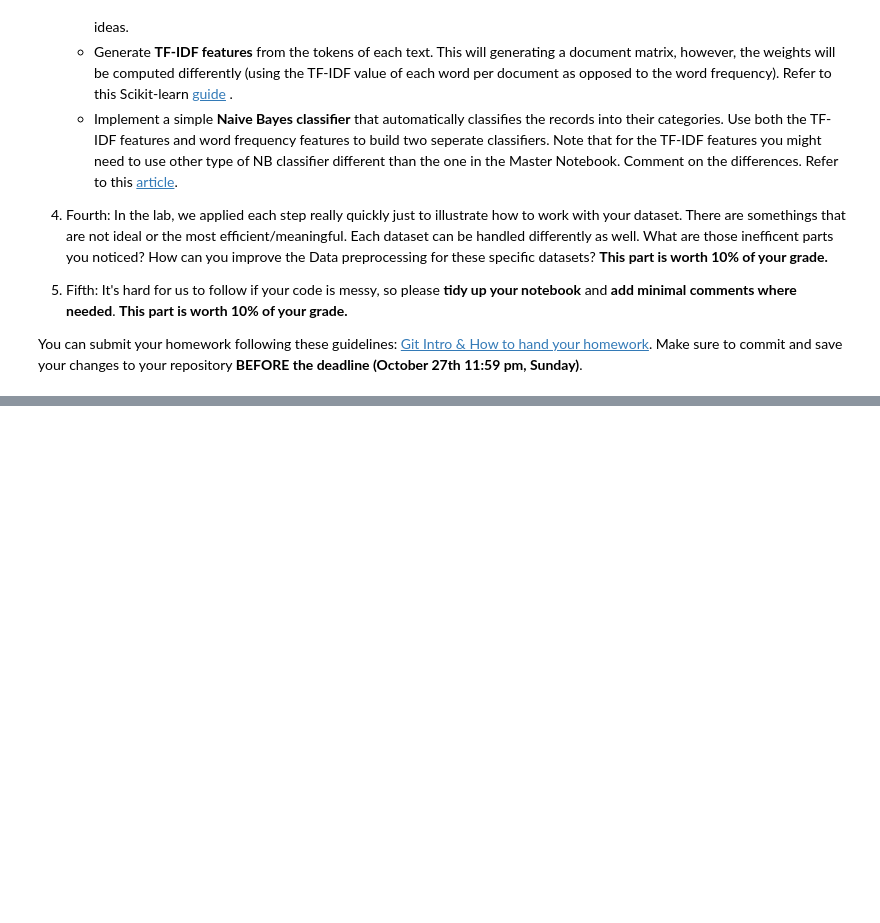
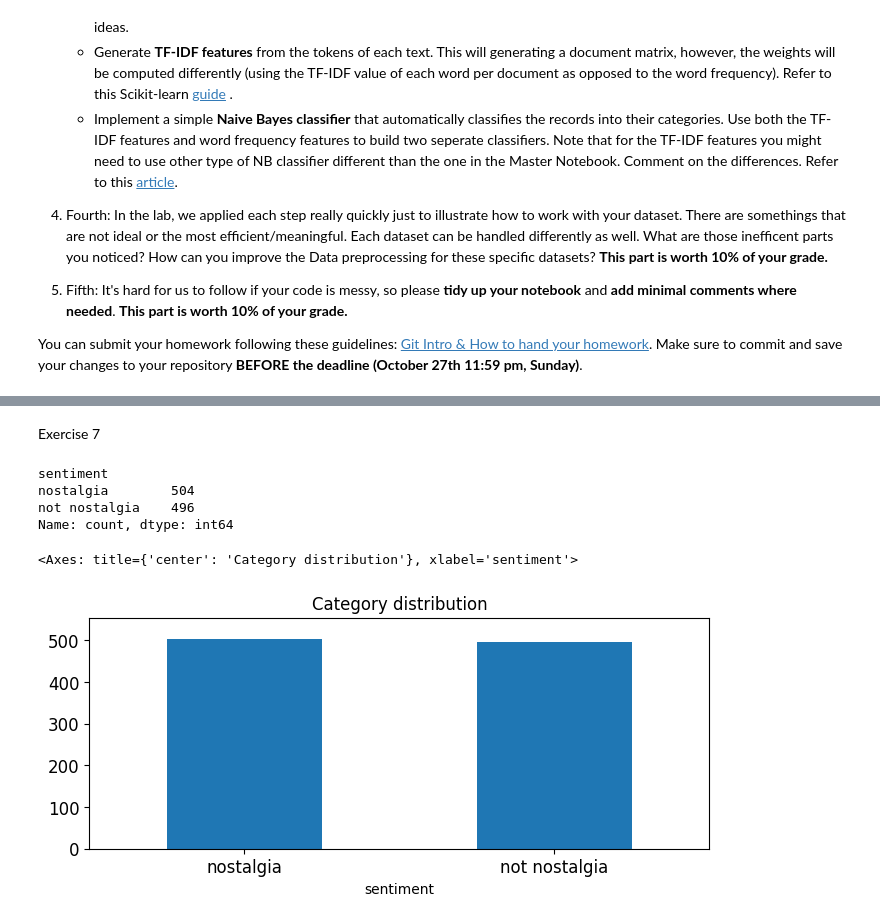
Before and after one commit to Paul901003/DM2024-Lab1-Homework, a Jupyter notebook: DM2024-Lab1-Homework.ipynb, the cells around one changed output, grey strips where cells are left out. Cells and saved outputs as stored; diff of their text form; code cells hidden in the pictures; blank space fills up the shorter version.

```diff
--- a/DM2024-Lab1-Homework.ipynb
+++ b/DM2024-Lab1-Homework.ipynb
@@ -158,0 +63,6 @@ print(classification_report(y_test, y_pred_tfidf))
+# %%
+#轉成dataframe
+df = pd.DataFrame(
+    {"sentiment":ds["train"]["sentiment"],
+     "comment":ds["train"]["comment"]})
+df
@@ -158,0 +171,5 @@ print(classification_report(y_test, y_pred_tfidf))
+# %%
+df.drop_duplicates(keep=False, inplace=True)
+print(f'sum of duplicated data after drop : {sum(df.duplicated())}')
+print(f"sum of duplicated comment after drop : {sum(df.duplicated('comment'))}")
+print(f'length after drop : {len(df)}')
@@ -158,0 +182,4 @@ print(classification_report(y_test, y_pred_tfidf))
+# %%
+df_sample = df.sample(n=1000)
+print(len(df_sample))
+df_sample[0:4]
@@ -158,0 +243,18 @@ print(classification_report(y_test, y_pred_tfidf))
+# %% [markdown]
+Exercise 7
+# %%
+upper_bound = max(df_sample.sentiment.value_counts() + 50)
+print(df_sample.sentiment.value_counts())
+
+# plot barchart for X_sample
+df_sample.sentiment.value_counts().plot(kind = 'bar',
+                                           title = 'Category distribution',
+                                           ylim = [0, upper_bound],
+                                           rot = 0, fontsize = 12, figsize = (8,3))
+# %% [output]
+sentiment
+nostalgia        504
+not nostalgia    496
+Name: count, dtype: int64
+<Axes: title={'center': 'Category distribution'}, xlabel='sentiment'>
+[figure, added]
```
Also changed, not shown: parts of 40 cells of this notebook, 3 other files.
